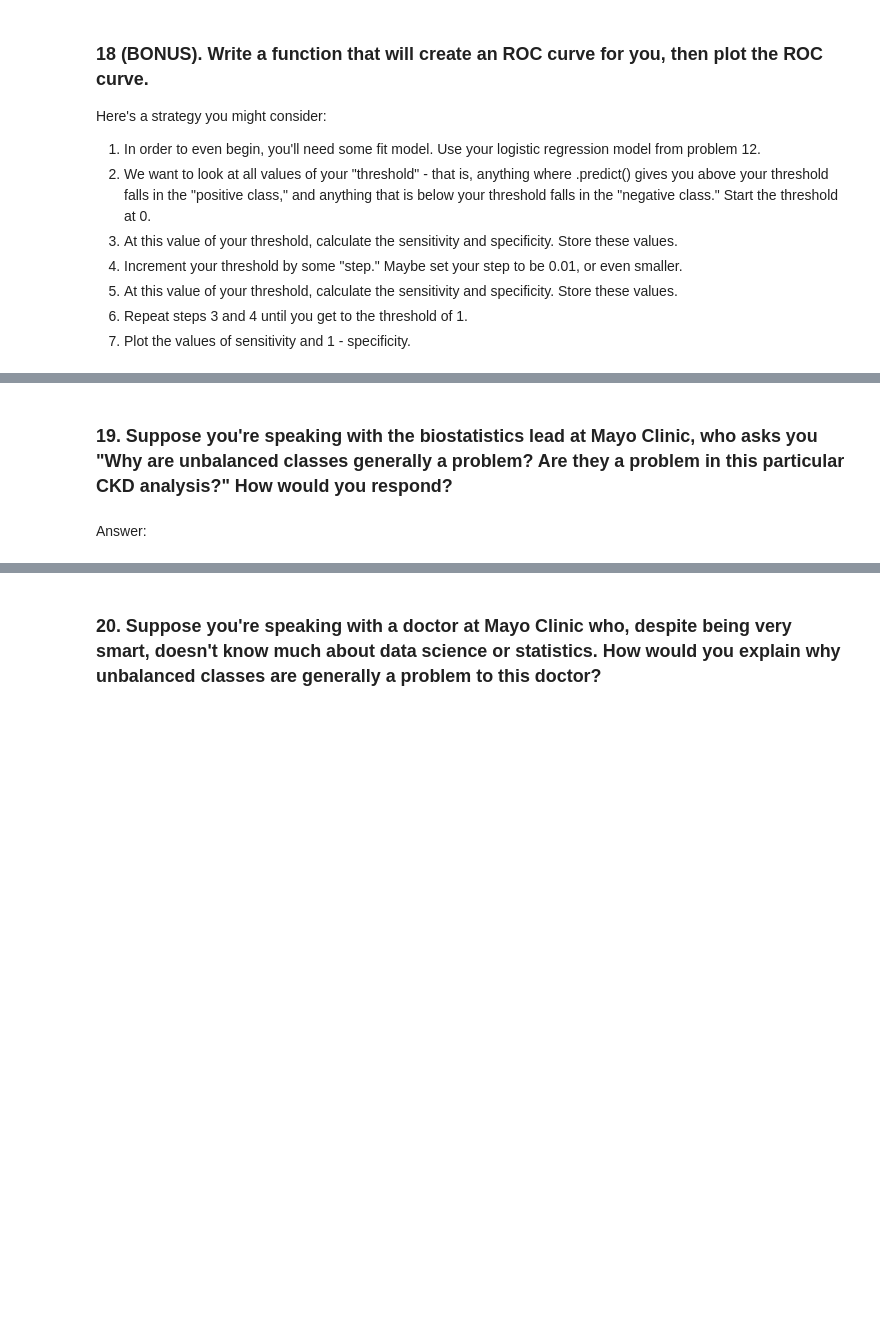
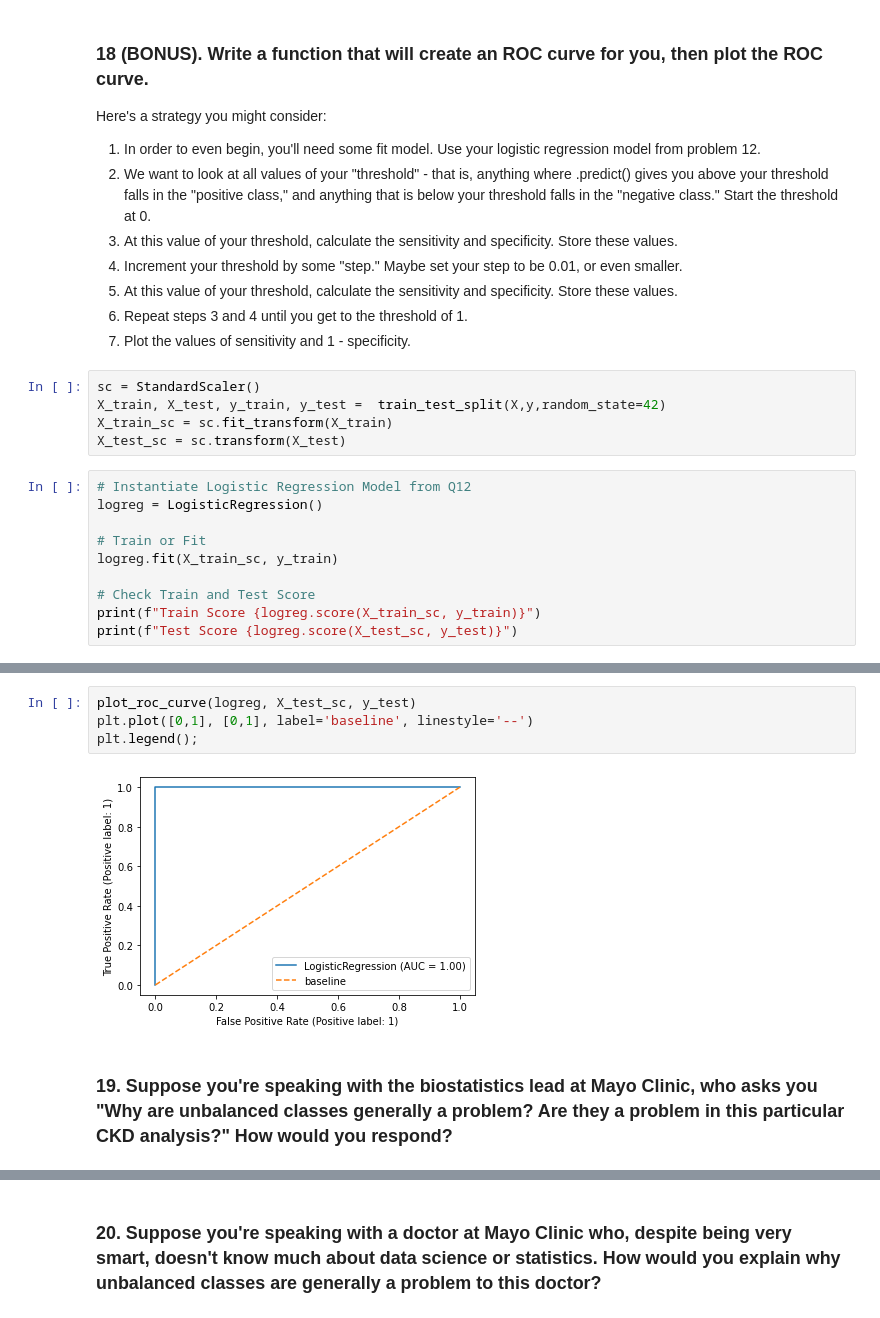
Before and after one commit to Tatadektep/Classfication_Evaluation_Lab, a Jupyter notebook: starter-code.ipynb, the cells around one changed output, grey strips where cells are left out. Cells and saved outputs as stored; diff of their text form; blank space fills up the shorter version.

```diff
--- a/starter-code.ipynb
+++ b/starter-code.ipynb
@@ -127,3 +345,18 @@ Here's a strategy you might consider:
 5. At this value of your threshold, calculate the sensitivity and specificity. Store these values.
 6. Repeat steps 3 and 4 until you get to the threshold of 1.
 7. Plot the values of sensitivity and 1 - specificity.
+# %%
+sc = StandardScaler()
+X_train, X_test, y_train, y_test =  train_test_split(X,y,random_state=42)
+X_train_sc = sc.fit_transform(X_train)
+X_test_sc = sc.transform(X_test)
+# %%
+# Instantiate Logistic Regression Model from Q12
+logreg = LogisticRegression()
+
+# Train or Fit
+logreg.fit(X_train_sc, y_train)
+
+# Check Train and Test Score
+print(f"Train Score {logreg.score(X_train_sc, y_train)}")
+print(f"Test Score {logreg.score(X_test_sc, y_test)}")
@@ -130,4 +447,8 @@ Here's a strategy you might consider:
+# %%
+plot_roc_curve(logreg, X_test_sc, y_test)
+plt.plot([0,1], [0,1], label='baseline', linestyle='--')
+plt.legend();
+# %% [output]
+[figure, added]
 # %% [markdown]
 ### 19. Suppose you're speaking with the biostatistics lead at Mayo Clinic, who asks you "Why are unbalanced classes generally a problem? Are they a problem in this particular CKD analysis?" How would you respond?
-# %% [markdown]
-Answer:
```
Also changed, not shown: parts of 72 cells of this notebook.
